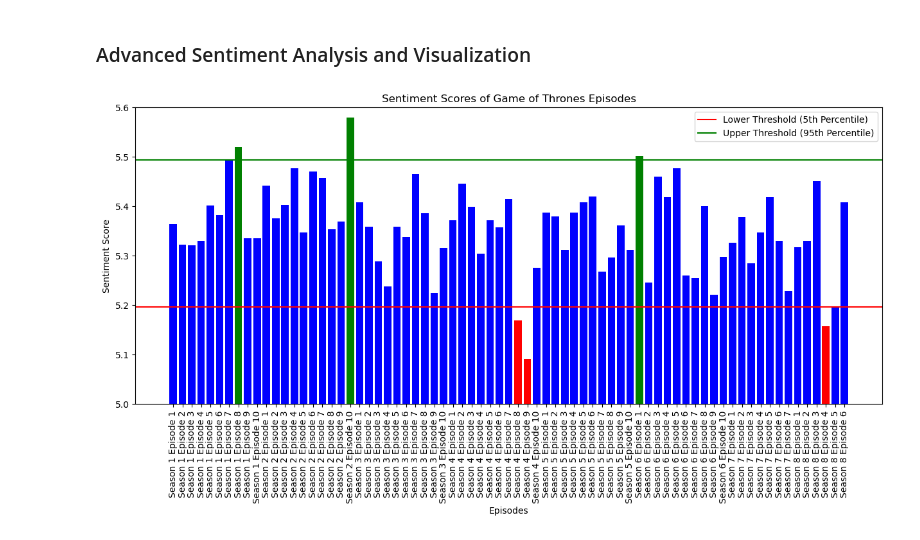
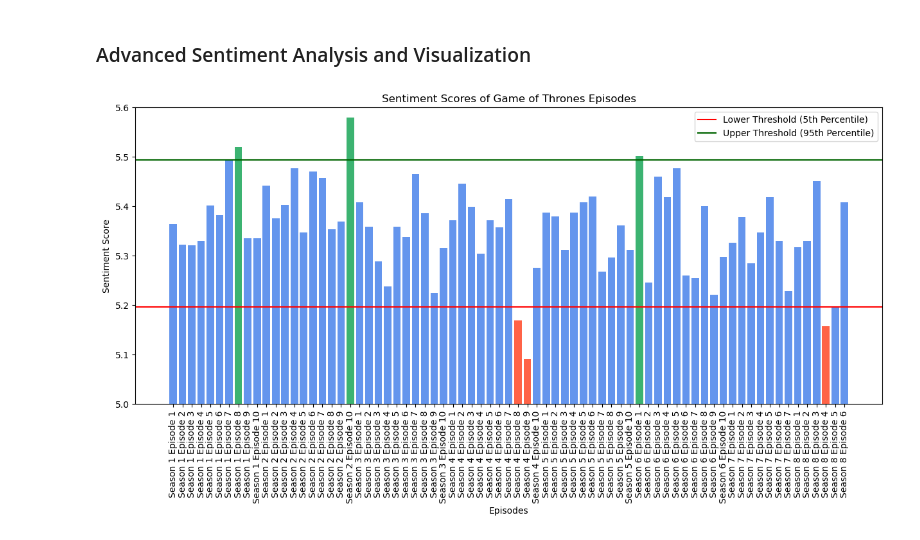
Before and after one commit to Agentroi/socialegraphs23, a Jupyter notebook: project/final/working_notebook.ipynb, the cells around one changed output. Cells and saved outputs as stored; diff of their text form; code cells hidden in the pictures.

```diff
--- a/project/final/working_notebook.ipynb
+++ b/project/final/working_notebook.ipynb
@@ -789,38 +833,33 @@ for _ in range(num_iterations):
 # Apply the function to each episode
 analysis_results = {}
 for episode, score in episode_scores.items():
     analysis_results[episode] = sentiment_analysis(episode_scores, score, shuffled_means, num_iterations)
 
 
 # Convert the results to a DataFrame
 analysis_results_df = pd.DataFrame(analysis_results).transpose()
 
 # Calculate thresholds
 lower_threshold = np.percentile(shuffled_means, 5)
 upper_threshold = np.percentile(shuffled_means, 95)
 
 # Determine the color for each bar based on whether it falls within the thresholds
-colors = ['red' if (score < lower_threshold) else 'green' if (score > upper_threshold) else 'blue' for score in score_df['Score']]
+colors = ['tomato' if (score < lower_threshold) else 'mediumseagreen' if (score > upper_threshold) else 'cornflowerblue' for score in score_df['Score']]
 
 # Make a histogram with episodes on the x-axis and sentiment scores on the y-axis
 plt.figure(figsize=(15, 6))
 plt.bar(score_df['Episode'], score_df['Score'], color=colors)
 plt.xlabel('Episodes')
 plt.ylabel('Sentiment Score')
 plt.title('Sentiment Scores of Game of Thrones Episodes')
 
 # Adding horizontal lines for the thresholds
 plt.axhline(y=lower_threshold, color='r', linestyle='-', label='Lower Threshold (5th Percentile)')
-plt.axhline(y=upper_threshold, color='g', linestyle='-', label='Upper Threshold (95th Percentile)')
+plt.axhline(y=upper_threshold, color='darkgreen', linestyle='-', label='Upper Threshold (95th Percentile)')
 
 plt.xticks(rotation=90)  # Rotates the x-axis labels for readability
 plt.ylim(5, 5.6)  # Set the y-axis limits
 plt.legend()  # Add a legend to display labels
 plt.show()
-
-# Save the plot as a PNG file
-plot_filename = 'sentiment_scores/sentiment_scores.png'
-plt.savefig(plot_filename, bbox_inches='tight')
-plt.close()  # Close the plot to free memory
 # %% [output]
-[figure, old version]
+[figure, new version]
```
Also changed, not shown: parts of 4 cells of this notebook.
